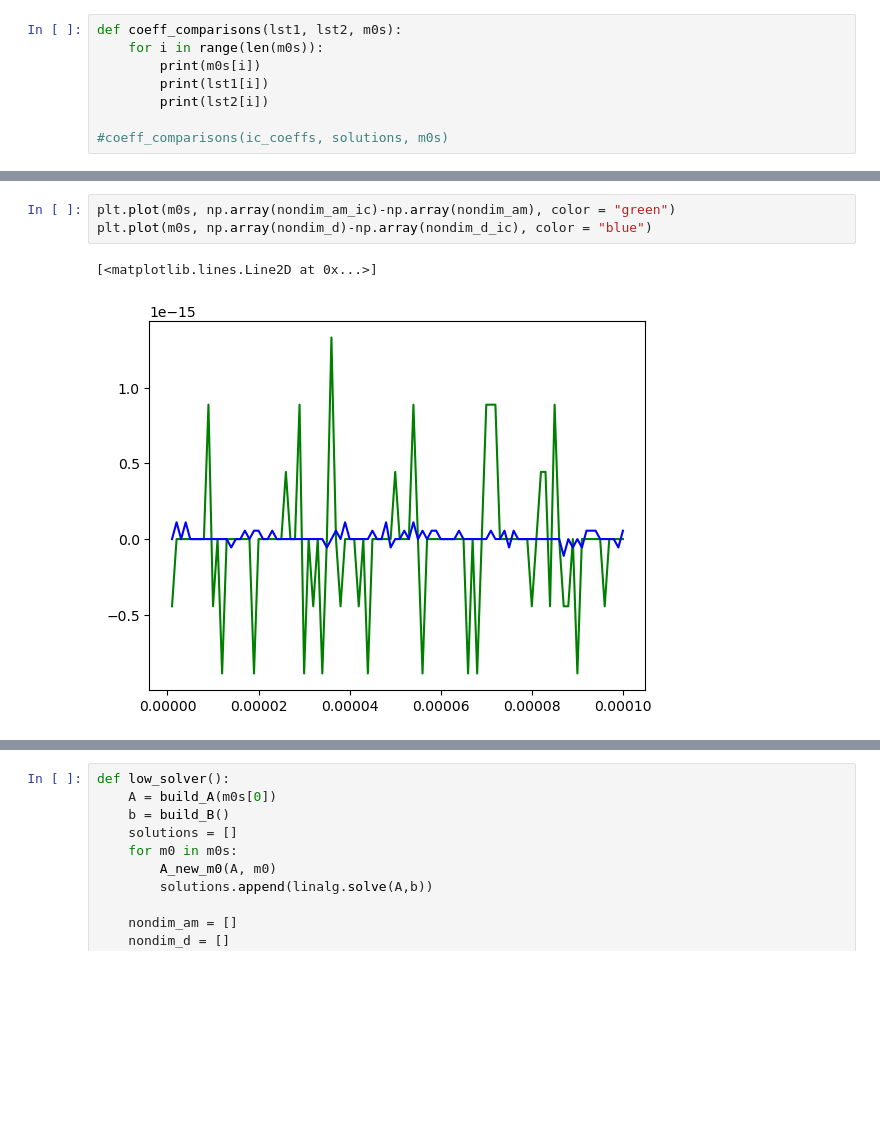
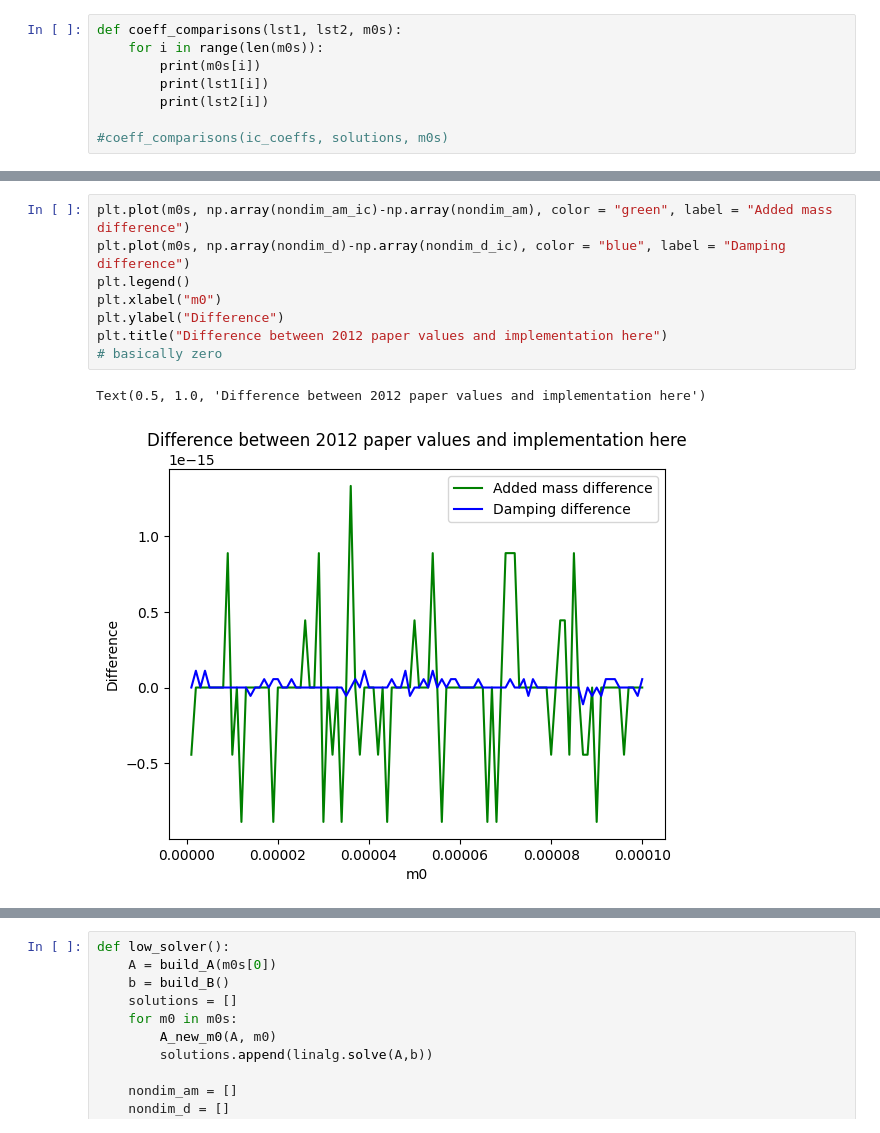
Before and after one commit to symbiotic-engineering/OpenFLASH, a Jupyter notebook: hydro/python/low_m0_MEEM.ipynb, the cells around one changed output, grey strips where cells are left out. Saved outputs shown, nothing was run; the diff lists cells and outputs as text; blank space fills up the shorter version.

```diff
--- a/hydro/python/low_m0_MEEM.ipynb
+++ b/hydro/python/low_m0_MEEM.ipynb
@@ -258,7 +262,12 @@ plot_compare(m0s, nondim_am_ic, nondim_am)
 # %%
-plt.plot(m0s, np.array(nondim_am_ic)-np.array(nondim_am), color = "green")
-plt.plot(m0s, np.array(nondim_d)-np.array(nondim_d_ic), color = "blue")
+plt.plot(m0s, np.array(nondim_am_ic)-np.array(nondim_am), color = "green", label = "Added mass difference")
+plt.plot(m0s, np.array(nondim_d)-np.array(nondim_d_ic), color = "blue", label = "Damping difference")
+plt.legend()
+plt.xlabel("m0")
+plt.ylabel("Difference")
+plt.title("Difference between 2012 paper values and implementation here")
+# basically zero
 # %% [output]
-[<matplotlib.lines.Line2D at 0x...>]
+Text(0.5, 1.0, 'Difference between 2012 paper values and implementation here')
-[figure, old version]
+[figure, new version]
 # %%
```
Also changed, not shown: parts of 6 cells of this notebook, 5 other files.
